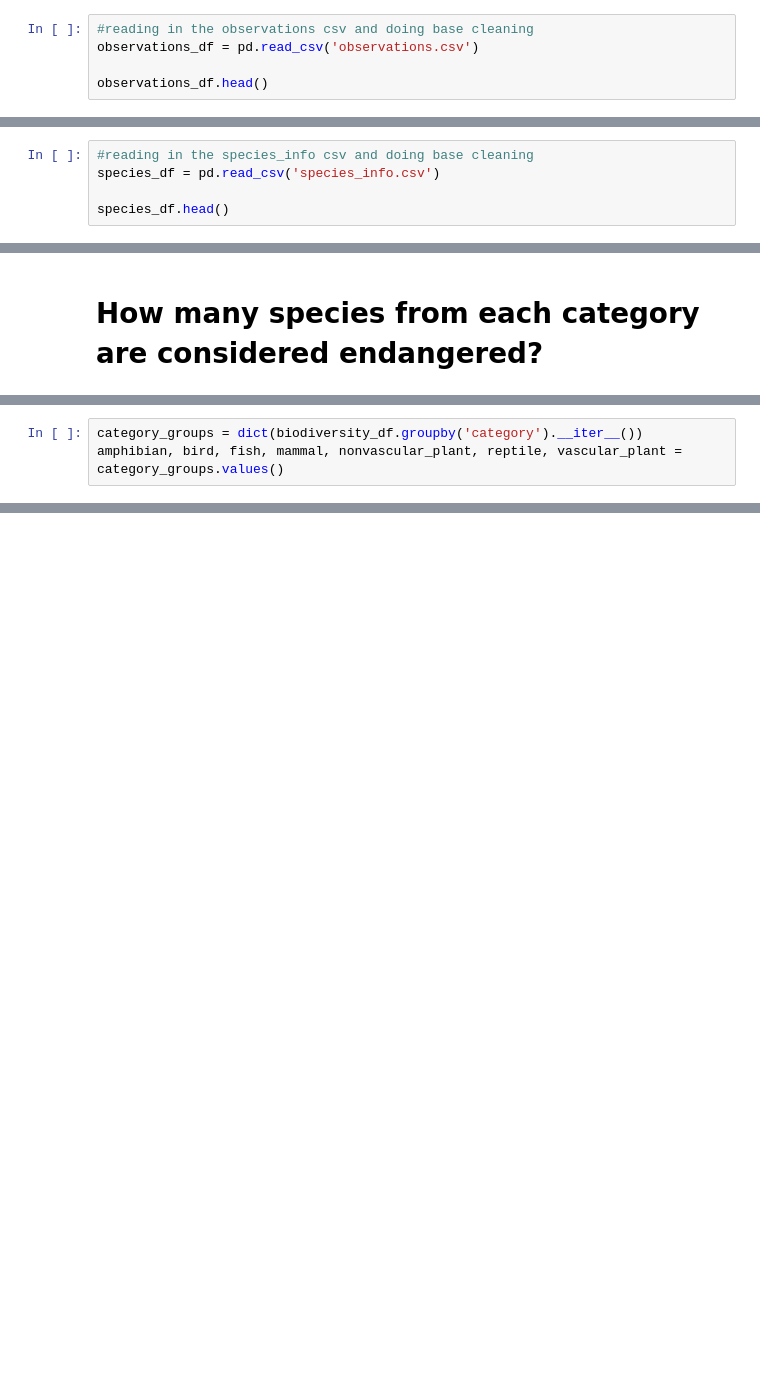
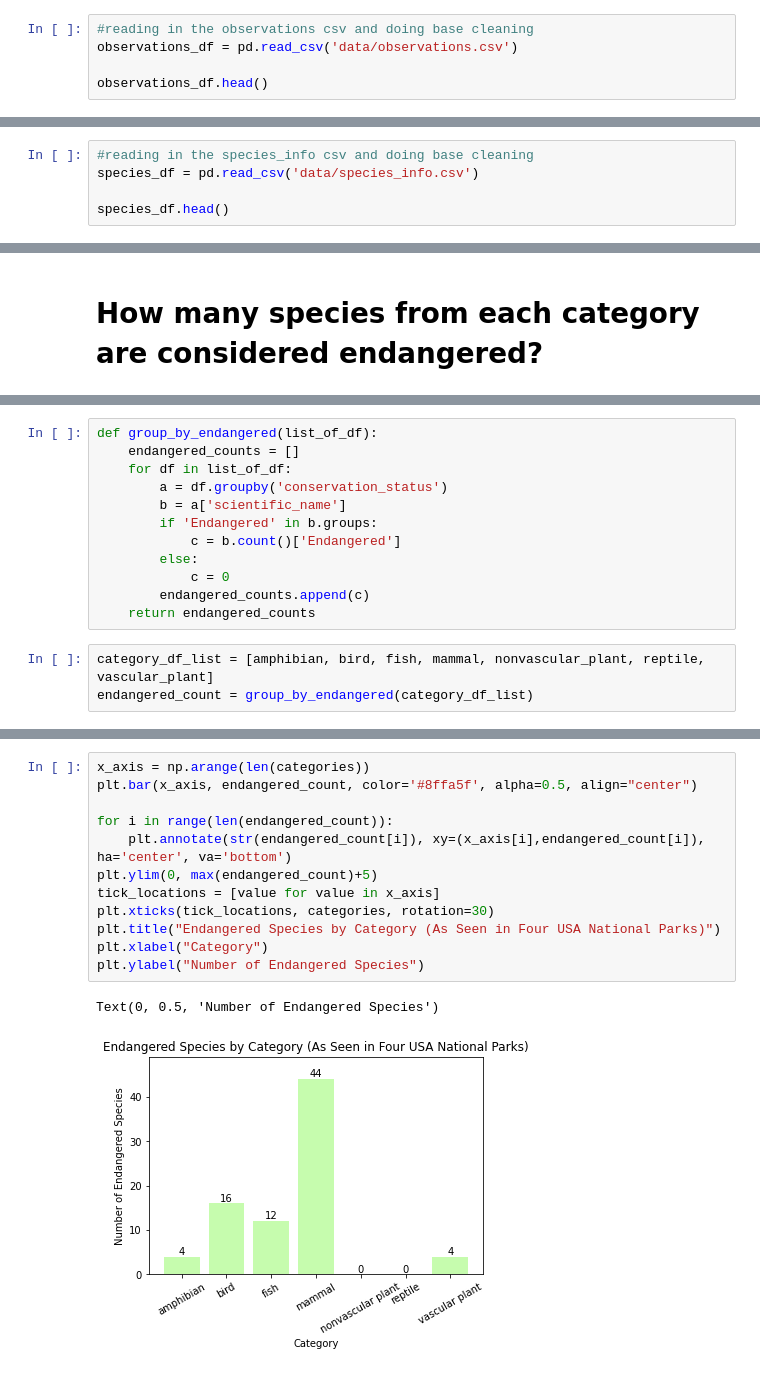
Before and after one commit to zarzarbinks0702/Biodiversity-In-National-Parks, a Jupyter notebook: biodiversity.ipynb, the cells around one changed output, grey strips where cells are left out. Saved outputs shown, nothing was run; the diff lists cells and outputs as text; blank space fills up the shorter version.

```diff
--- a/biodiversity.ipynb
+++ b/biodiversity.ipynb
@@ -18,7 +18,7 @@ import numpy as np
 import matplotlib.pyplot as plt
 # %%
 #reading in the observations csv and doing base cleaning
-observations_df = pd.read_csv('observations.csv')
+observations_df = pd.read_csv('data/observations.csv')
 
 observations_df.head()
 # %% [output]
@@ -30,7 +30,7 @@ observations_df.head()
 | 4 | Githopsis specularioides | Great Smoky Mountains National Park | 85 |
 # %%
 #reading in the species_info csv and doing base cleaning
-species_df = pd.read_csv('species_info.csv')
+species_df = pd.read_csv('data/species_info.csv')
 
 species_df.head()
 # %% [output]
@@ -85,3 +89,15 @@ print(categories)
+# %%
+def group_by_endangered(list_of_df):
+    endangered_counts = []
+    for df in list_of_df:
+        a = df.groupby('conservation_status')
+        b = a['scientific_name']
+        if 'Endangered' in b.groups:
+            c = b.count()['Endangered']
+        else:
+            c = 0
+        endangered_counts.append(c)
+    return endangered_counts
 # %%
-category_groups = dict(biodiversity_df.groupby('category').__iter__())
-amphibian, bird, fish, mammal, nonvascular_plant, reptile, vascular_plant = category_groups.values()
+category_df_list = [amphibian, bird, fish, mammal, nonvascular_plant, reptile, vascular_plant]
+endangered_count = group_by_endangered(category_df_list)
@@ -126,0 +104,15 @@ endangered_mammals.head()
+# %%
+x_axis = np.arange(len(categories))
+plt.bar(x_axis, endangered_count, color='#8ffa5f', alpha=0.5, align="center")
+
+for i in range(len(endangered_count)):
+    plt.annotate(str(endangered_count[i]), xy=(x_axis[i],endangered_count[i]), ha='center', va='bottom')
+plt.ylim(0, max(endangered_count)+5)
+tick_locations = [value for value in x_axis]
+plt.xticks(tick_locations, categories, rotation=30)
+plt.title("Endangered Species by Category (As Seen in Four USA National Parks)")
+plt.xlabel("Category")
+plt.ylabel("Number of Endangered Species")
+# %% [output]
+Text(0, 0.5, 'Number of Endangered Species')
+[figure, added]
```
Also changed, not shown: parts of 4 cells of this notebook, 3 other files.
